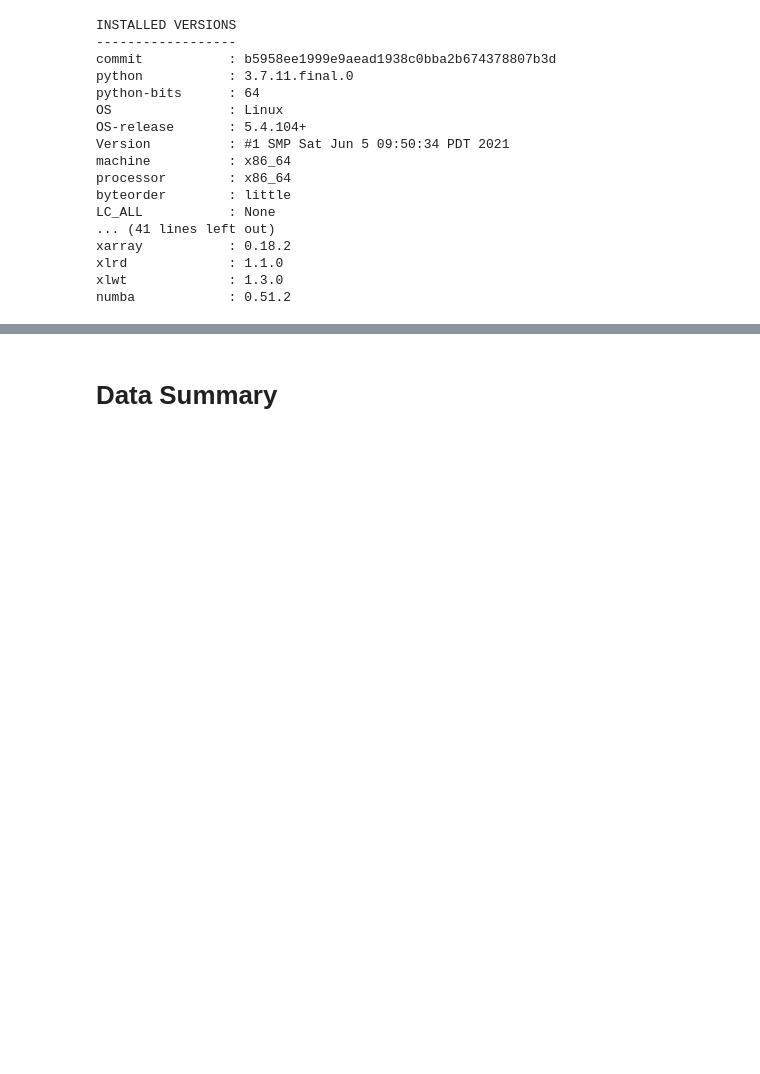
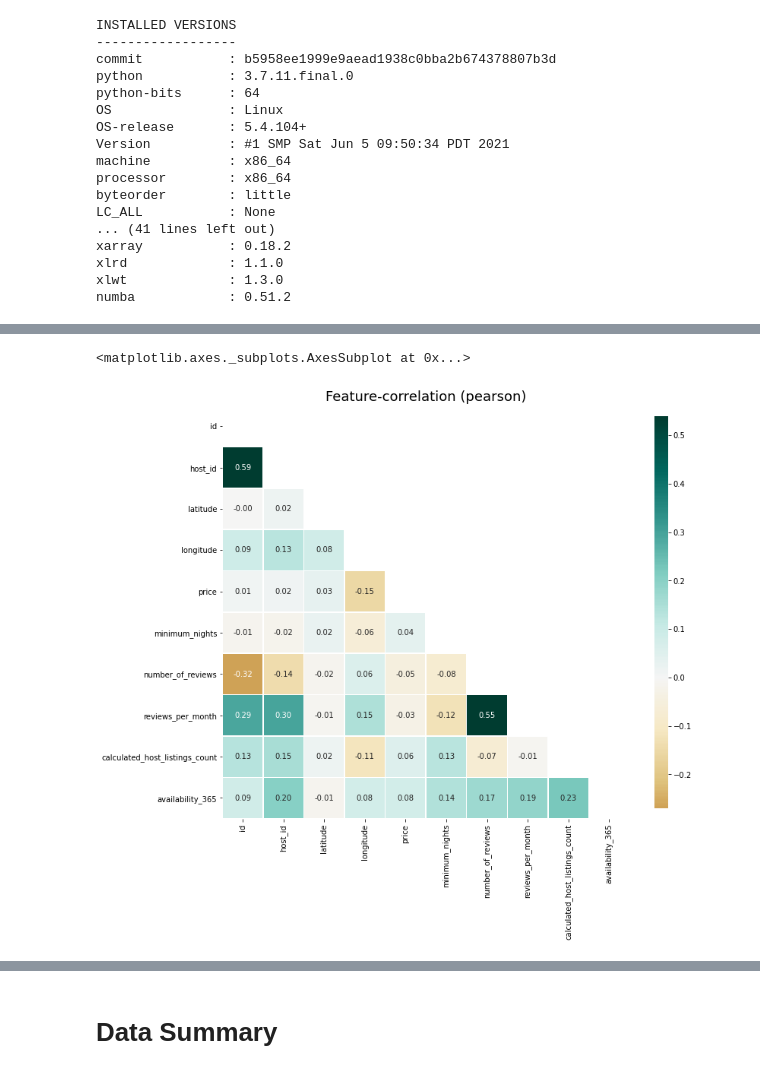
Before and after one commit to Creatrohit9/AIRBNB-PROJECT-1-CAPSTON, a Jupyter notebook: Final_Airbnb_Bookings_Analysis_Capstone_Project_1.ipynb, the cells around one changed output, grey strips where cells are left out. Saved outputs shown, nothing was run; the diff lists cells and outputs as text; code cells hidden in the pictures; blank space fills up the shorter version.

```diff
--- a/Final_Airbnb_Bookings_Analysis_Capstone_Project_1.ipynb
+++ b/Final_Airbnb_Bookings_Analysis_Capstone_Project_1.ipynb
@@ -73,0 +103,5 @@ airbnb_df=pd.read_csv(file_path)
+# %%
+klib.corr_plot(airbnb_df)
+# %% [output]
+<matplotlib.axes._subplots.AxesSubplot at 0x...>
+[figure, added]
```
Also changed, not shown: parts of 6 cells of this notebook.
